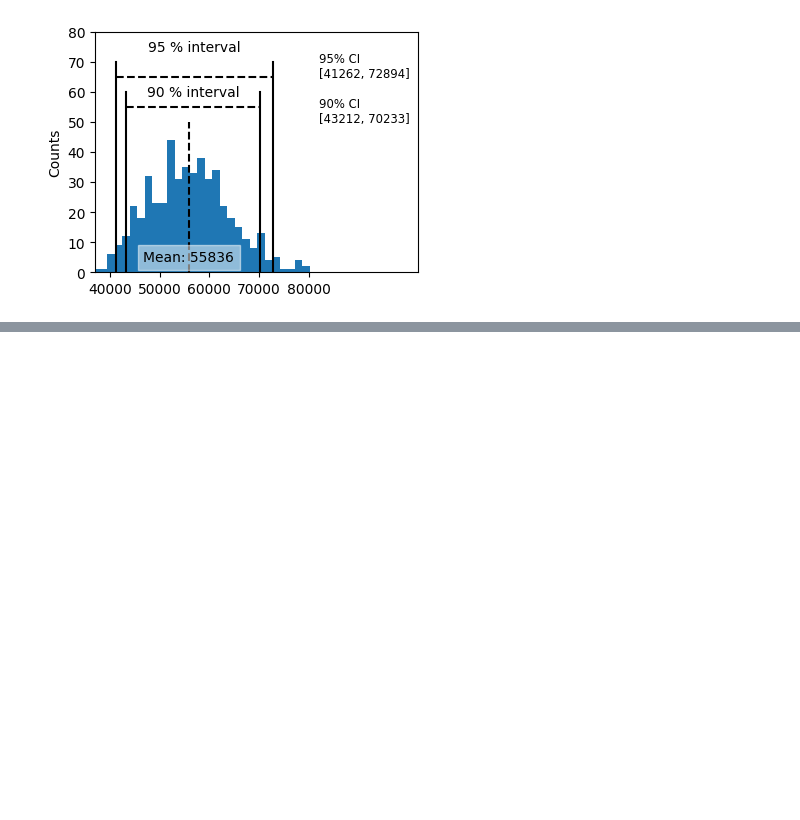
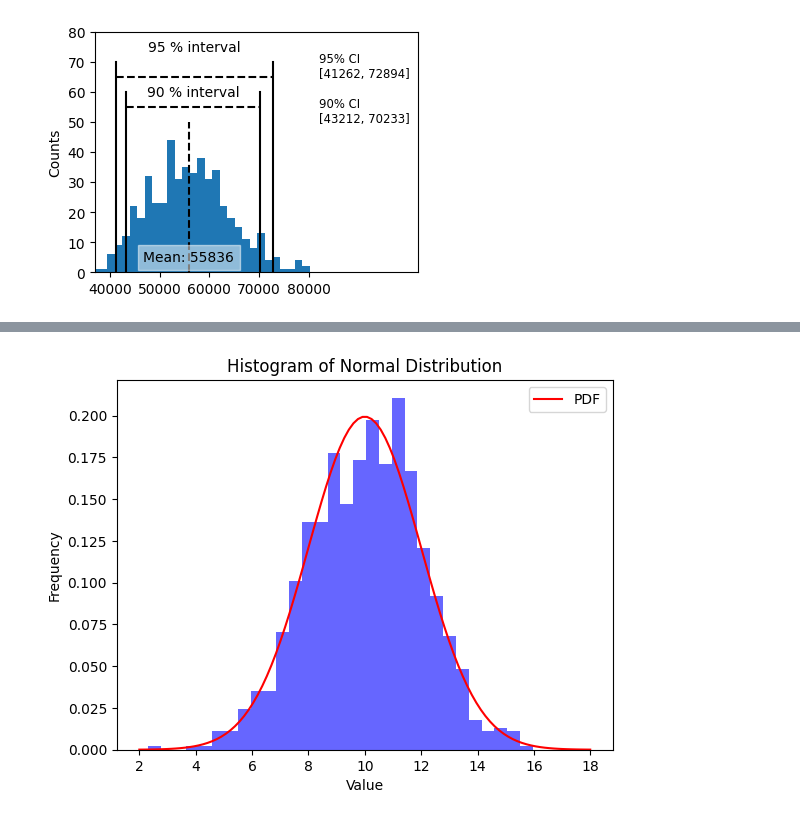
Before and after one commit to chandan-nagaraju/DS_learning, a Jupyter notebook: Notebooks/2.Data_and_sampling_distributions/Random_sampling.ipynb, the cells around one changed output, grey strips where cells are left out. Cells and saved outputs as stored; diff of their text form; code cells hidden in the pictures; blank space fills up the shorter version.

```diff
--- a/Notebooks/2.Data_and_sampling_distributions/Random_sampling.ipynb
+++ b/Notebooks/2.Data_and_sampling_distributions/Random_sampling.ipynb
@@ -158,0 +174,22 @@ plt.show()
+# %%
+mean = 10
+std_dev = 2
+
+# Generate random samples from the normal distribution
+num_samples = 1000
+normal_samples = np.random.normal(mean, std_dev, num_samples)
+
+# Plot histogram to visualize the distribution
+plt.hist(normal_samples, bins=30, density=True, alpha=0.6, color='b')
+plt.title('Histogram of Normal Distribution')
+plt.xlabel('Value')
+plt.ylabel('Frequency')
+
+# Plot the theoretical probability density function (PDF)
+x = np.linspace(mean - 4*std_dev, mean + 4*std_dev, 100)
+pdf = stats.norm.pdf(x, mean, std_dev)
+plt.plot(x, pdf, 'r', label='PDF')
+plt.legend()
+plt.show()
+# %% [output]
+[figure, added]
```
Also changed, not shown: parts of 2 cells of this notebook.
